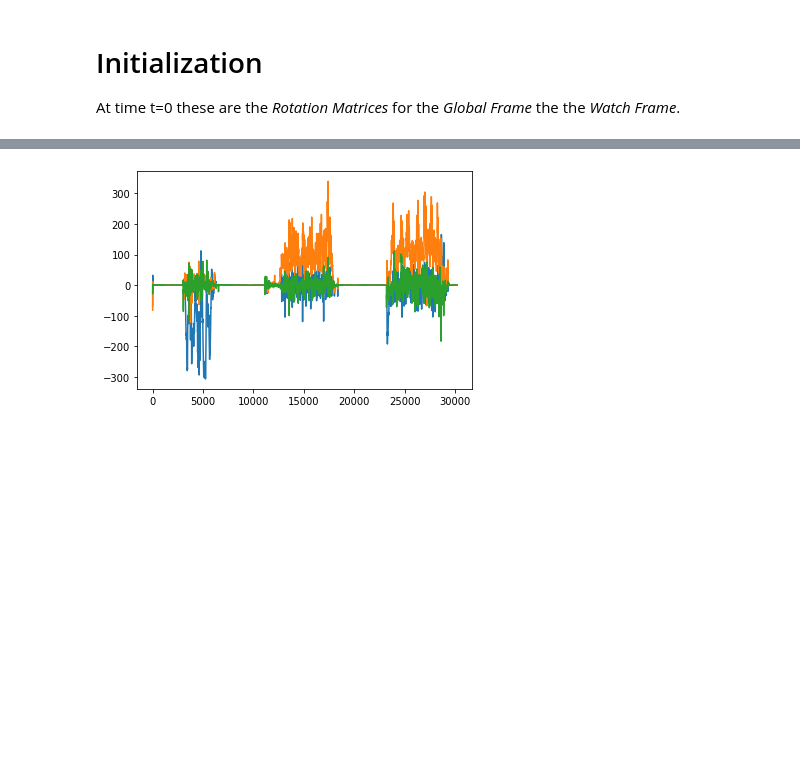
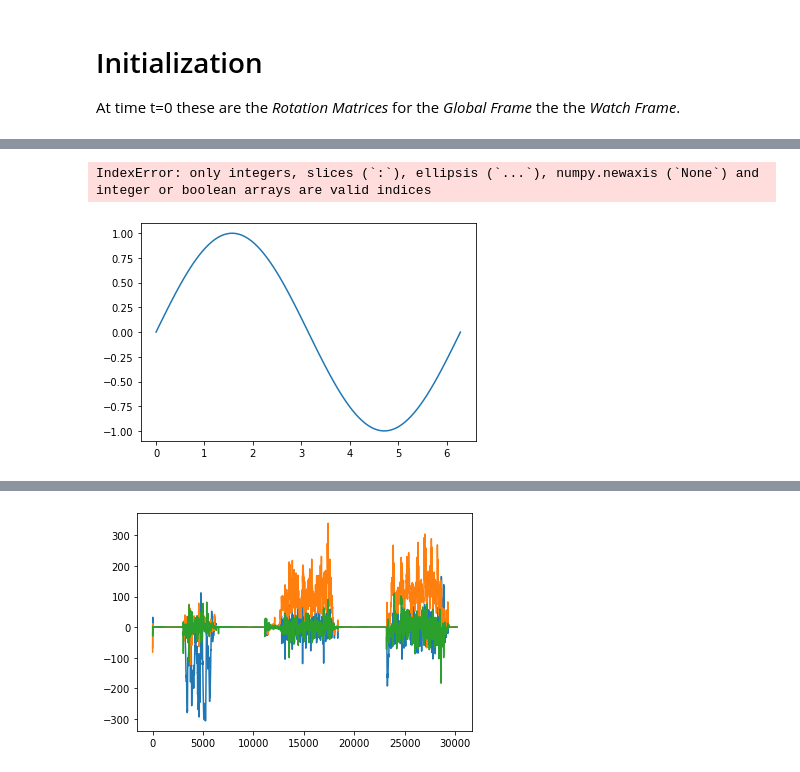
Before and after one commit to smithandrewk/trajectory, a Jupyter notebook: main.ipynb, the cells around one changed output, grey strips where cells are left out. Saved outputs shown, nothing was run; the diff lists cells and outputs as text; code cells hidden in the pictures; blank space fills up the shorter version.

```diff
--- a/main.ipynb
+++ b/main.ipynb
@@ -3,0 +83,17 @@ At time t=0 these are the _Rotation Matrices_ for the _Global Frame_ the the _Wa
+# %%
+## Construct Artificial Angular Velocities
+import numpy as np
+from math import pi,sin
+import matplotlib.pyplot as plt
+
+x = np.linspace(0,2*pi,100)
+omega = np.vectorize(sin) # rad/s
+plt.plot(x,omega(x))
+time = np.linspace(0,99,100)
+def theta(t):
+    if(t==0):
+        return 0
+    return theta(t-1)+omega(t)*(time[t]-time[t-1])
+# %% [output]
+IndexError: only integers, slices (`:`), ellipsis (`...`), numpy.newaxis (`None`) and integer or boolean arrays are valid indices
+[figure, added]
```
Also changed, not shown: parts of 5 cells of this notebook, 11 other files.
